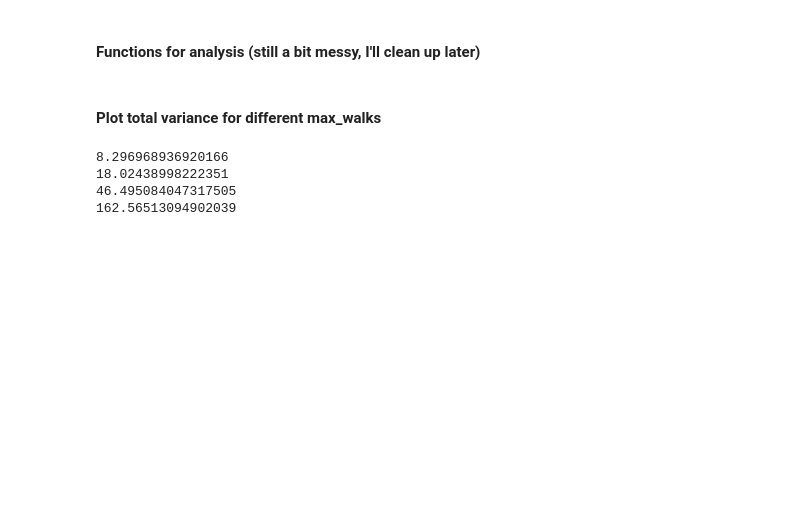
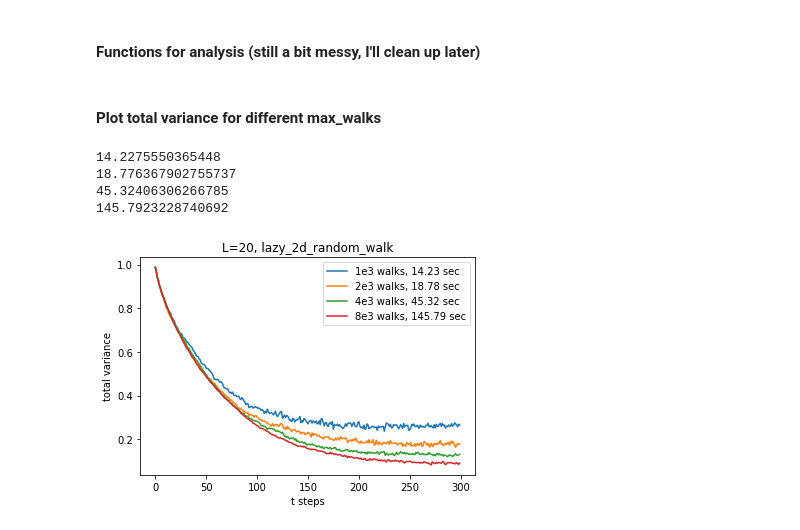
Before and after one commit to lucablessing/random-walks-on-small-world-networks, a Jupyter notebook: notebooks/random_walk_on_lattice.ipynb, the cells around one changed output. Drawn from its saved outputs; the diff is of its cells as text; code cells hidden in the pictures; blank space fills up the shorter version.

```diff
--- a/notebooks/random_walk_on_lattice.ipynb
+++ b/notebooks/random_walk_on_lattice.ipynb
@@ -376,29 +381,31 @@ def get_L1_norm_over_step_count(G, L, max_steps=int(1e2), max_walks=int(1e3), us
 # %% [markdown]
 #### Plot total variance for different max_walks
 # %%
+# set seed to get reproducible results
 np.random.seed(42)
 
 # Make graph
-L = 10
+L = 20
 G = nx.grid_2d_graph(L, L, periodic=True)
 max_steps = int(3e2)
 
 fig1, ax1 = plt.subplots()
-for i in tqdm([1,2,4,8,16]):
+for i in tqdm([1,2,4,8]):
     tic = time()
     norm_vector = get_L1_norm_over_step_count(G, L, max_steps=max_steps, max_walks=int(i*1e3), use_random_starting_node=False, random_walk_function=lazy_2d_random_walk)
     toc = time()
     print(toc-tic)
     ax1.plot(norm_vector, label="{}e3 walks, {:.2f} sec".format(i, toc-tic))
 
 ax1.set_title('L={}, lazy_2d_random_walk'.format(L))
 ax1.set_xlabel('t steps')
 ax1.set_ylabel('total variance')
 ax1.legend()
 #plt.ylim(-0.01,0.1)
 plt.show()
 # %% [output]
-8.296968936920166
-18.02438998222351
-46.495084047317505
-162.56513094902039
+14.2275550365448
+18.776367902755737
+45.32406306266785
+145.7923228740692
+[figure, added]
```
Also changed, not shown: parts of 12 cells of this notebook, 3 other files.
